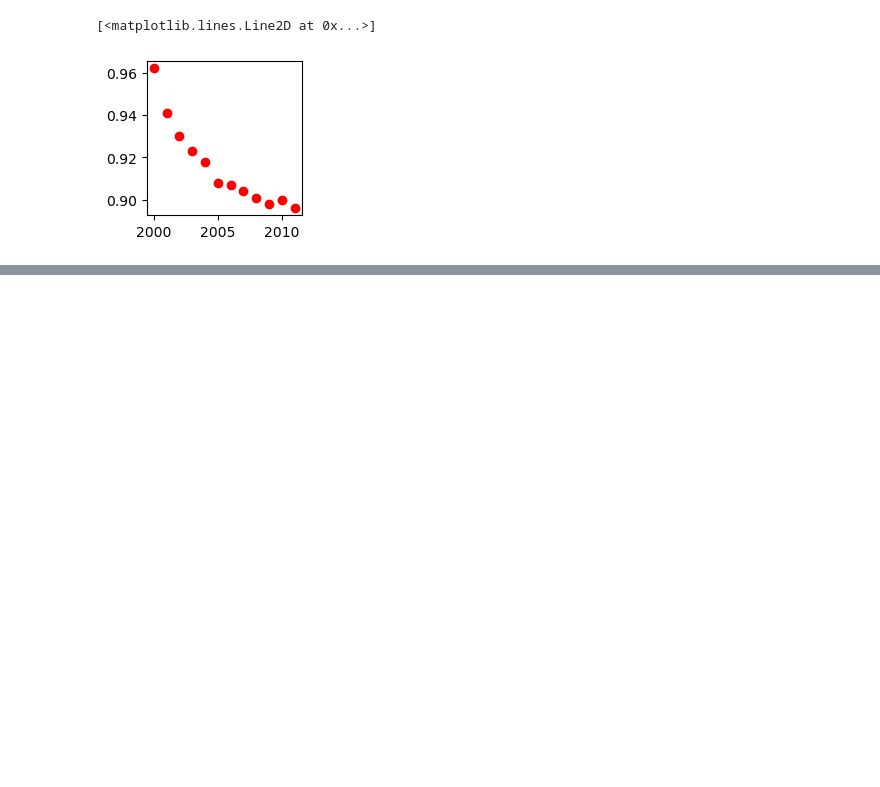
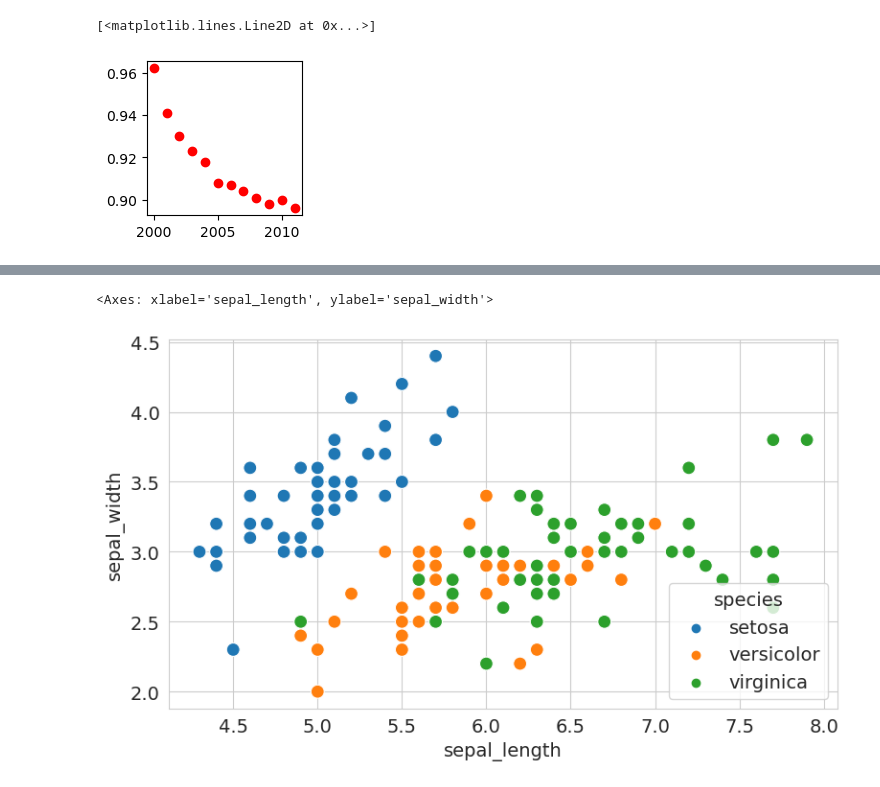
Before and after one commit to Sejan157218/Data_Analysis_with_Python, a Jupyter notebook: python-matplotlib-data-visualization/python-matplotlib-data-visualization.ipynb, the cells around one changed output, grey strips where cells are left out. Saved outputs shown, nothing was run; the diff lists cells and outputs as text; code cells hidden in the pictures; blank space fills up the shorter version.

```diff
--- a/python-matplotlib-data-visualization/python-matplotlib-data-visualization.ipynb
+++ b/python-matplotlib-data-visualization/python-matplotlib-data-visualization.ipynb
@@ -111,0 +152,4 @@ plt.plot(years, oranges, 'or')
+# %%
+# load data in pandas dataframe
+flwr_df = sns.load_dataset('iris')
+flwr_df
@@ -111,0 +170,11 @@ plt.plot(years, oranges, 'or')
+# %%
+# hue = legend and s = size
+
+sns.scatterplot(x = flwr_df.sepal_length,
+                y = flwr_df.sepal_width,
+                hue = flwr_df.species,
+                s = 100,
+               )
+# %% [output]
+<Axes: xlabel='sepal_length', ylabel='sepal_width'>
+[figure, added]
```
Also changed, not shown: parts of 10 cells of this notebook.
